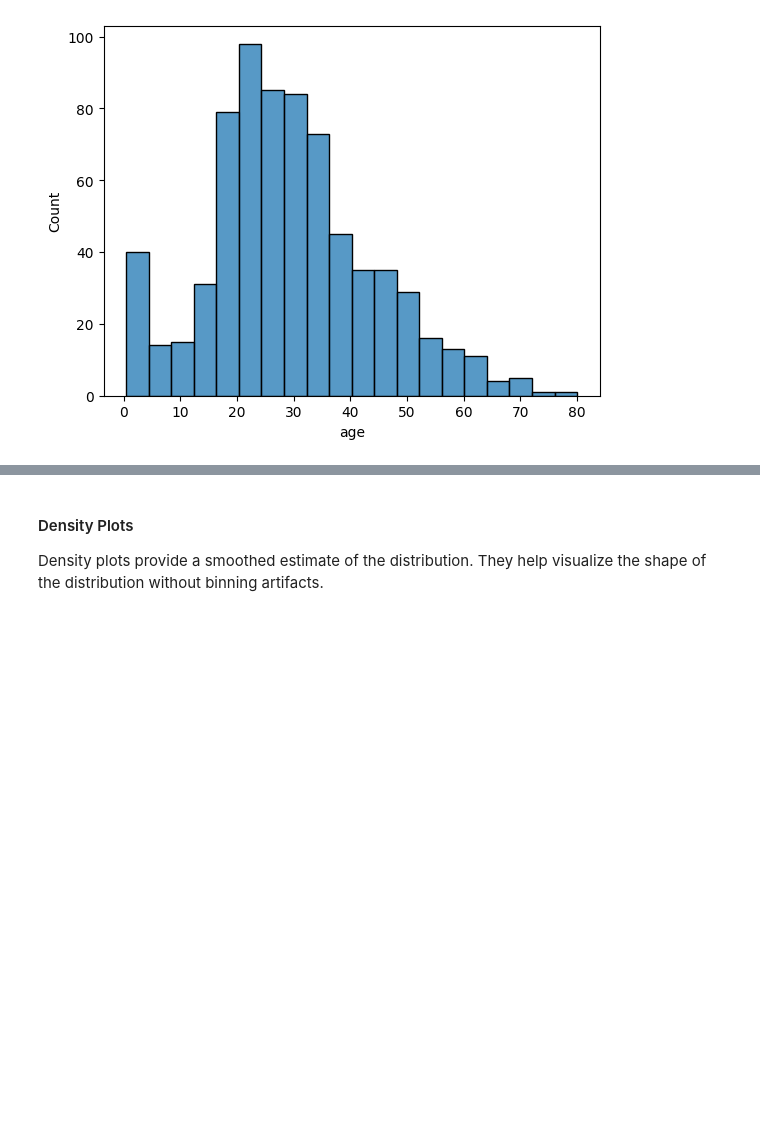
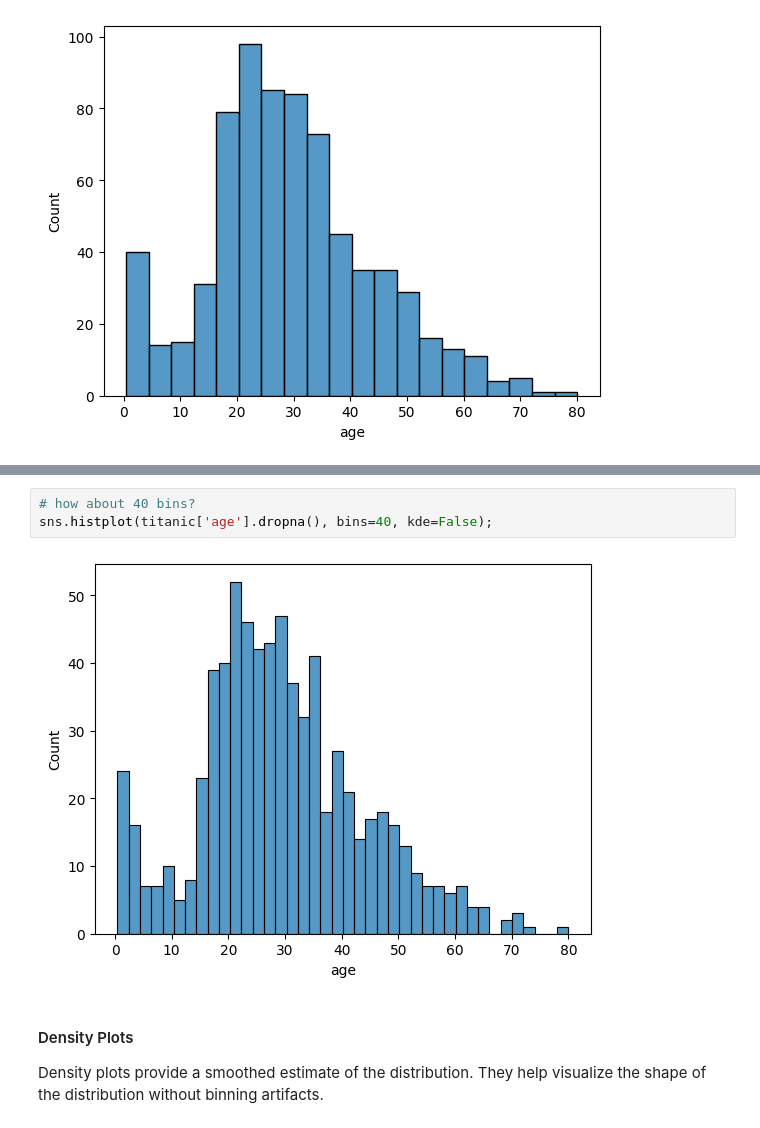
Before and after one commit to ValRCS/RTU_Data_Analysis_Visualization_CPD, a Jupyter notebook: notebooks/day3_exploratory_data_analysis.ipynb, the cells around one changed output, grey strips where cells are left out. Saved outputs shown, nothing was run; the diff lists cells and outputs as text; blank space fills up the shorter version.

```diff
--- a/notebooks/day3_exploratory_data_analysis.ipynb
+++ b/notebooks/day3_exploratory_data_analysis.ipynb
@@ -304,3 +429,8 @@ sns.histplot(titanic['age'].dropna(), bins=20, kde=False);
+# %%
+# how about 40 bins?
+sns.histplot(titanic['age'].dropna(), bins=40, kde=False);
+# %% [output]
+[figure, added]
 # %% [markdown]
 #### Density Plots
 
```
Also changed, not shown: parts of 33 cells of this notebook.
